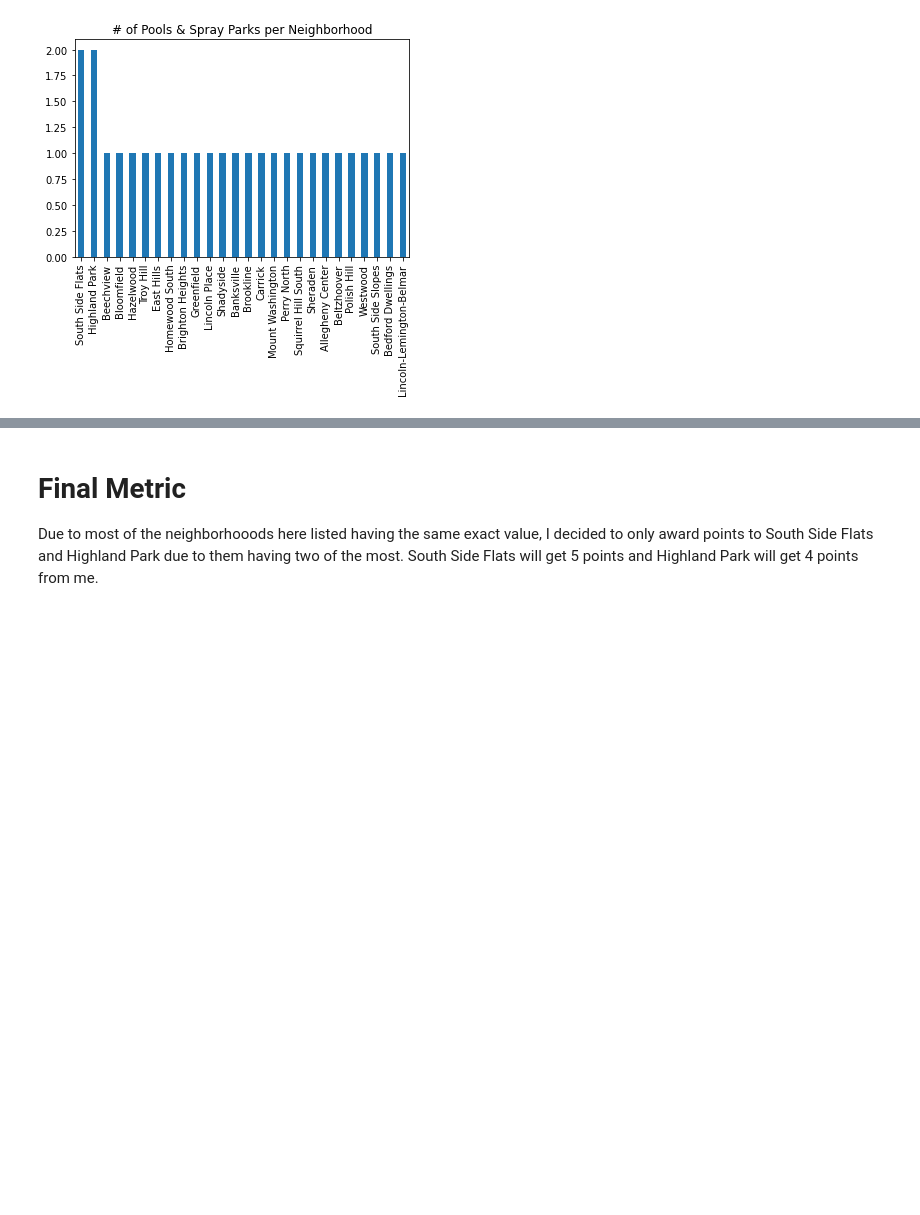
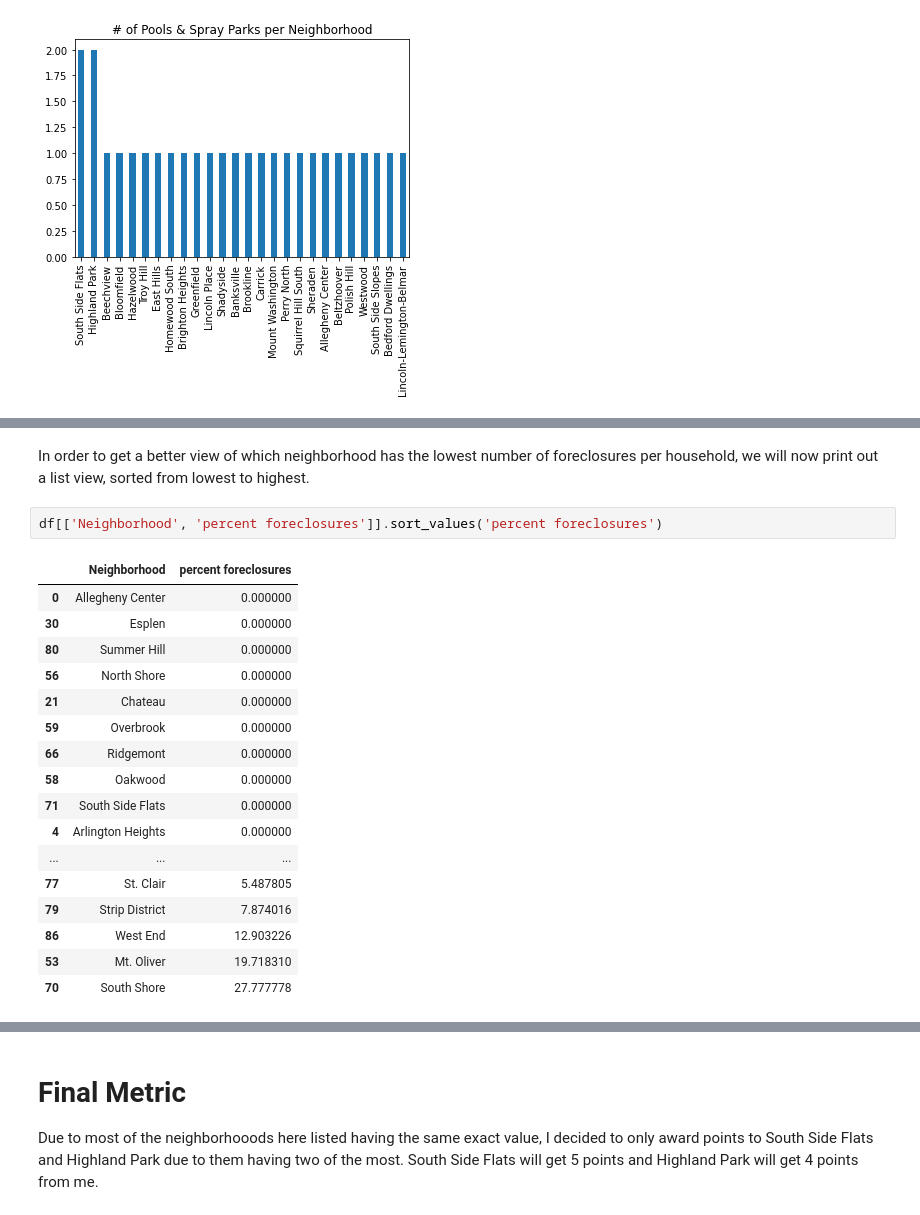
Before and after one commit to jweir136/CMPINF0010-Final-Project, a Jupyter notebook: Final Project.ipynb, the cells around one changed output, grey strips where cells are left out. Drawn from its saved outputs; the diff is of its cells as text; blank space fills up the shorter version.

```diff
--- a/Final Project.ipynb
+++ b/Final Project.ipynb
@@ -174,0 +202,22 @@ community_pools.plot.bar(title='# of Pools & Spray Parks per Neighborhood')
+# %% [markdown]
+In order to get a better view of which neighborhood has the lowest number of foreclosures per household, we will now print out a list view, sorted from lowest to highest.
+# %%
+df[['Neighborhood', 'percent foreclosures']].sort_values('percent foreclosures')
+# %% [output]
+|  | Neighborhood | percent foreclosures |
+| 0 | Allegheny Center | 0.000000 |
+| 30 | Esplen | 0.000000 |
+| 80 | Summer Hill | 0.000000 |
+| 56 | North Shore | 0.000000 |
+| 21 | Chateau | 0.000000 |
+| 59 | Overbrook | 0.000000 |
+| 66 | Ridgemont | 0.000000 |
+| 58 | Oakwood | 0.000000 |
+| 71 | South Side Flats | 0.000000 |
+| 4 | Arlington Heights | 0.000000 |
+| ... | ... | ... |
+| 77 | St. Clair | 5.487805 |
+| 79 | Strip District | 7.874016 |
+| 86 | West End | 12.903226 |
+| 53 | Mt. Oliver | 19.718310 |
+| 70 | South Shore | 27.777778 |
```
Also changed, not shown: parts of 10 cells of this notebook, 1 other file.
